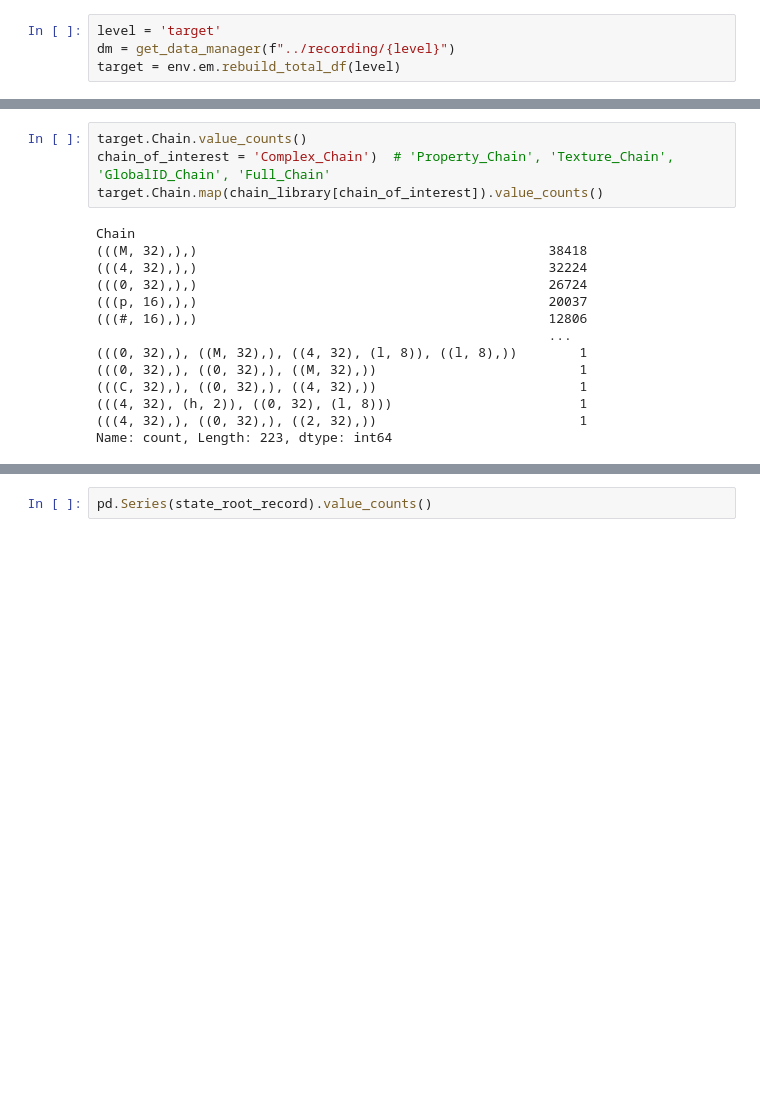
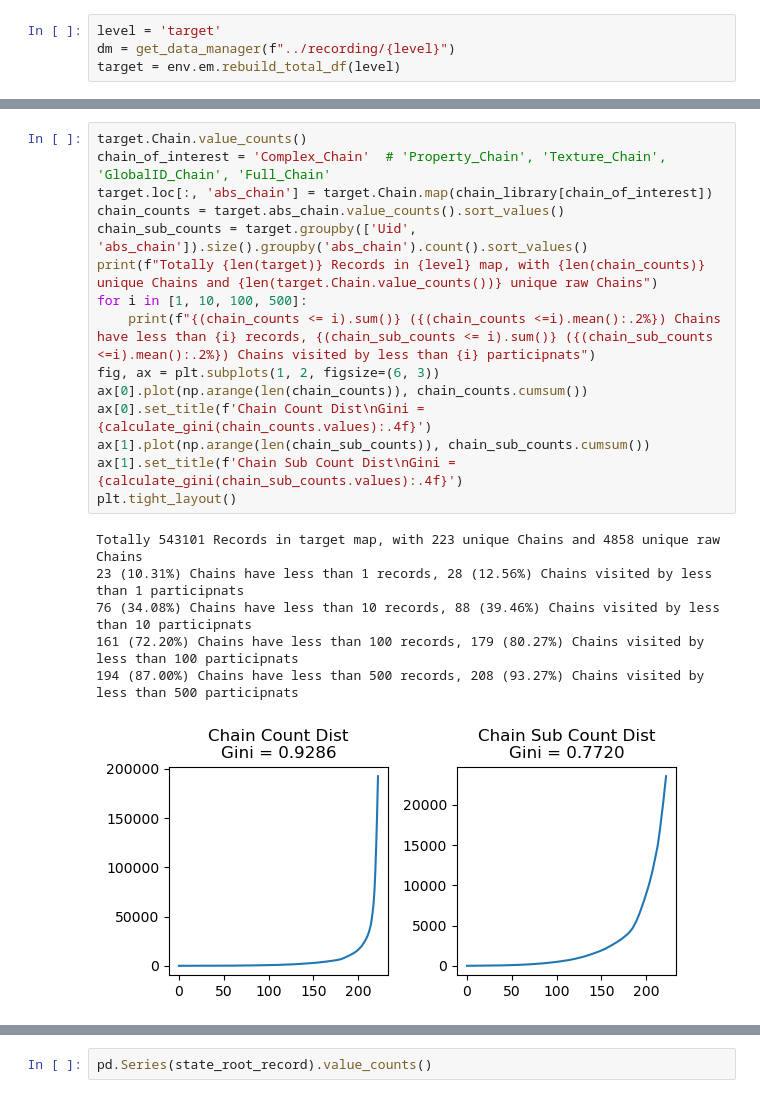
Before and after one commit to Xuang-ui/baba_is_you_analysis, a Jupyter notebook: codes/EasySolution.ipynb, the cells around one changed output, grey strips where cells are left out. Cells and saved outputs as stored; diff of their text form; blank space fills up the shorter version.

```diff
--- a/codes/EasySolution.ipynb
+++ b/codes/EasySolution.ipynb
@@ -464,19 +477,23 @@ chain_library = pd.DataFrame({
 # %%
 target.Chain.value_counts()
-chain_of_interest = 'Complex_Chain')  # 'Property_Chain', 'Texture_Chain', 'GlobalID_Chain', 'Full_Chain'
-target.Chain.map(chain_library[chain_of_interest]).value_counts()
+chain_of_interest = 'Complex_Chain'  # 'Property_Chain', 'Texture_Chain', 'GlobalID_Chain', 'Full_Chain'
+target.loc[:, 'abs_chain'] = target.Chain.map(chain_library[chain_of_interest])
+chain_counts = target.abs_chain.value_counts().sort_values()
+chain_sub_counts = target.groupby(['Uid', 'abs_chain']).size().groupby('abs_chain').count().sort_values()
+print(f"Totally {len(target)} Records in {level} map, with {len(chain_counts)} unique Chains and {len(target.Chain.value_counts())} unique raw Chains")
+for i in [1, 10, 100, 500]:
+    print(f"{(chain_counts <= i).sum()} ({(chain_counts <=i).mean():.2%}) Chains have less than {i} records, {(chain_sub_counts <= i).sum()} ({(chain_sub_counts <=i).mean():.2%}) Chains visited by less than {i} participnats")
+fig, ax = plt.subplots(1, 2, figsize=(6, 3))
+ax[0].plot(np.arange(len(chain_counts)), chain_counts.cumsum())
+ax[0].set_title(f'Chain Count Dist\nGini = {calculate_gini(chain_counts.values):.4f}')
+ax[1].plot(np.arange(len(chain_sub_counts)), chain_sub_counts.cumsum())
+ax[1].set_title(f'Chain Sub Count Dist\nGini = {calculate_gini(chain_sub_counts.values):.4f}')
+plt.tight_layout()
 # %% [output]
-Chain
-(((M, 32),),)                                             38418
-(((4, 32),),)                                             32224
-(((0, 32),),)                                             26724
-(((p, 16),),)                                             20037
-(((#, 16),),)                                             12806
-                                                          ...
-(((0, 32),), ((M, 32),), ((4, 32), (l, 8)), ((l, 8),))        1
-(((0, 32),), ((0, 32),), ((M, 32),))                          1
-(((C, 32),), ((0, 32),), ((4, 32),))                          1
-(((4, 32), (h, 2)), ((0, 32), (l, 8)))                        1
-(((4, 32),), ((0, 32),), ((2, 32),))                          1
-Name: count, Length: 223, dtype: int64
+Totally 543101 Records in target map, with 223 unique Chains and 4858 unique raw Chains
+23 (10.31%) Chains have less than 1 records, 28 (12.56%) Chains visited by less than 1 participnats
+76 (34.08%) Chains have less than 10 records, 88 (39.46%) Chains visited by less than 10 participnats
+161 (72.20%) Chains have less than 100 records, 179 (80.27%) Chains visited by less than 100 participnats
+194 (87.00%) Chains have less than 500 records, 208 (93.27%) Chains visited by less than 500 participnats
+[figure, added]
 # %%
```
Also changed, not shown: parts of 25 cells of this notebook, 1 other file.
